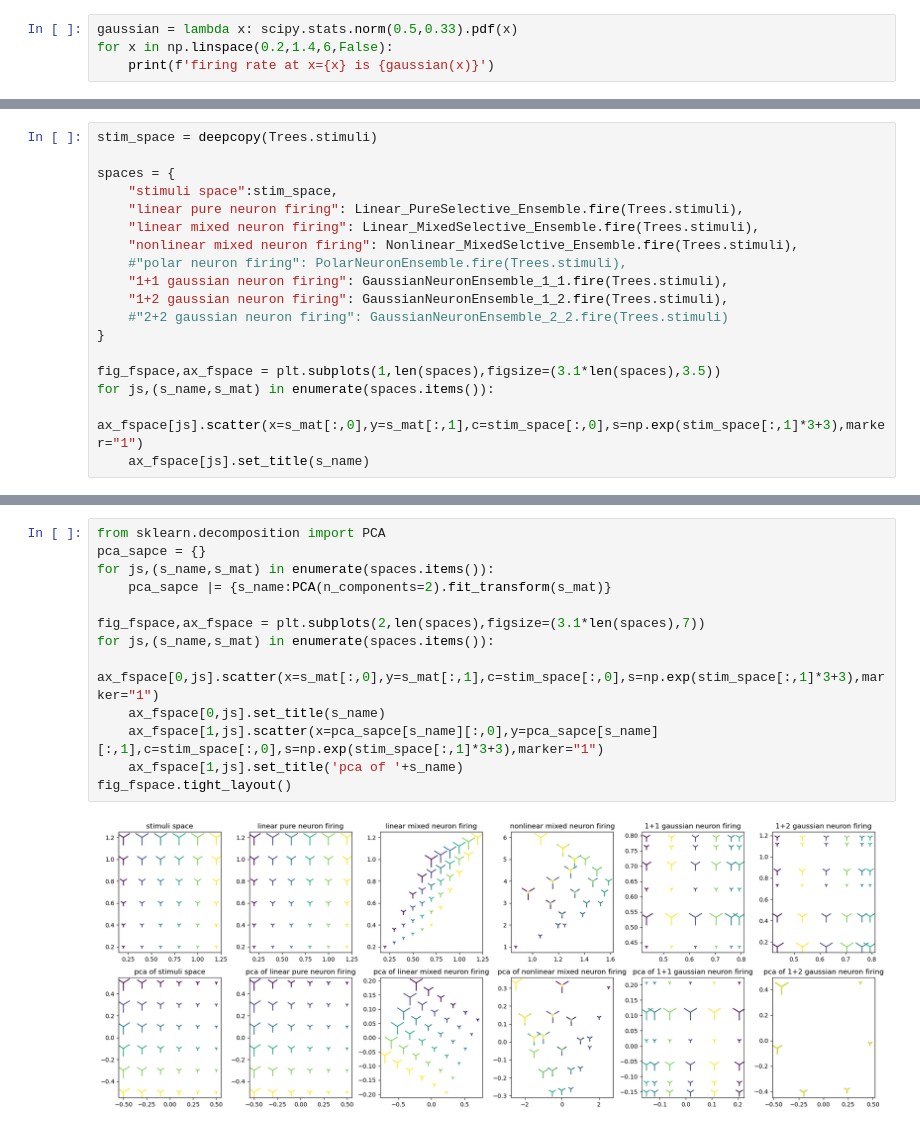
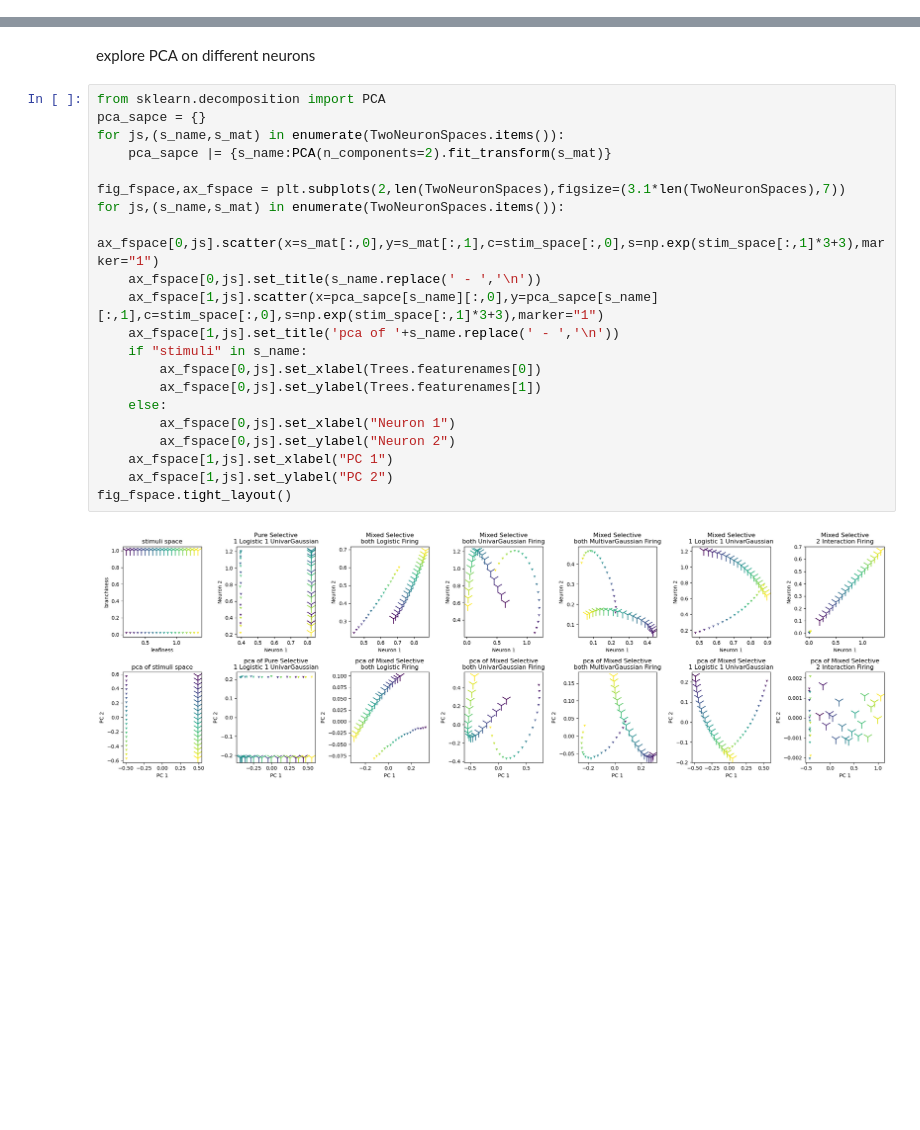
Before and after one commit to ZiluLiang/NeuralGeometry, a Jupyter notebook: MethodsMeeting.ipynb, the cells around one changed output, grey strips where cells are left out. Saved outputs shown, nothing was run; the diff lists cells and outputs as text; blank space fills up the shorter version.

```diff
--- a/MethodsMeeting.ipynb
+++ b/MethodsMeeting.ipynb
@@ -69,4 +37,0 @@ GaussianNeuronEnsemble_2_2 = Ensemble([lambda x: gaussians[0](x[:,0])+g_noise(),
-# %%
-gaussian = lambda x: scipy.stats.norm(0.5,0.33).pdf(x)
-for x in np.linspace(0.2,1.4,6,False):
-    print(f'firing rate at x={x} is {gaussian(x)}')
@@ -85,18 +37,0 @@ X.shape
-# %%
-stim_space = deepcopy(Trees.stimuli)
-
-spaces = {
-    "stimuli space":stim_space,
-    "linear pure neuron firing": Linear_PureSelective_Ensemble.fire(Trees.stimuli),
-    "linear mixed neuron firing": Linear_MixedSelective_Ensemble.fire(Trees.stimuli),
-    "nonlinear mixed neuron firing": Nonlinear_MixedSelctive_Ensemble.fire(Trees.stimuli),
-    #"polar neuron firing": PolarNeuronEnsemble.fire(Trees.stimuli),
-    "1+1 gaussian neuron firing": GaussianNeuronEnsemble_1_1.fire(Trees.stimuli),
-    "1+2 gaussian neuron firing": GaussianNeuronEnsemble_1_2.fire(Trees.stimuli),
-    #"2+2 gaussian neuron firing": GaussianNeuronEnsemble_2_2.fire(Trees.stimuli)
-}
-
-fig_fspace,ax_fspace = plt.subplots(1,len(spaces),figsize=(3.1*len(spaces),3.5))
-for js,(s_name,s_mat) in enumerate(spaces.items()):
-    ax_fspace[js].scatter(x=s_mat[:,0],y=s_mat[:,1],c=stim_space[:,0],s=np.exp(stim_space[:,1]*3+3),marker="1")
-    ax_fspace[js].set_title(s_name)
@@ -133,15 +193,25 @@ fig.tight_layout()
+# %% [markdown]
+explore PCA on different neurons
 # %%
 from sklearn.decomposition import PCA
 pca_sapce = {}
-for js,(s_name,s_mat) in enumerate(spaces.items()):
+for js,(s_name,s_mat) in enumerate(TwoNeuronSpaces.items()):
     pca_sapce |= {s_name:PCA(n_components=2).fit_transform(s_mat)}
 
-fig_fspace,ax_fspace = plt.subplots(2,len(spaces),figsize=(3.1*len(spaces),7))
-for js,(s_name,s_mat) in enumerate(spaces.items()):
+fig_fspace,ax_fspace = plt.subplots(2,len(TwoNeuronSpaces),figsize=(3.1*len(TwoNeuronSpaces),7))
+for js,(s_name,s_mat) in enumerate(TwoNeuronSpaces.items()):
     ax_fspace[0,js].scatter(x=s_mat[:,0],y=s_mat[:,1],c=stim_space[:,0],s=np.exp(stim_space[:,1]*3+3),marker="1")
-    ax_fspace[0,js].set_title(s_name)
+    ax_fspace[0,js].set_title(s_name.replace(' - ','\n'))
     ax_fspace[1,js].scatter(x=pca_sapce[s_name][:,0],y=pca_sapce[s_name][:,1],c=stim_space[:,0],s=np.exp(stim_space[:,1]*3+3),marker="1")
-    ax_fspace[1,js].set_title('pca of '+s_name)
+    ax_fspace[1,js].set_title('pca of '+s_name.replace(' - ','\n'))
+    if "stimuli" in s_name:
+        ax_fspace[0,js].set_xlabel(Trees.featurenames[0])
+        ax_fspace[0,js].set_ylabel(Trees.featurenames[1])
+    else:
+        ax_fspace[0,js].set_xlabel("Neuron 1")
+        ax_fspace[0,js].set_ylabel("Neuron 2")
+    ax_fspace[1,js].set_xlabel("PC 1")
+    ax_fspace[1,js].set_ylabel("PC 2")
 fig_fspace.tight_layout()
 # %% [output]
-[figure, old version]
+[figure, new version]
```
Also changed, not shown: parts of 19 cells of this notebook.
